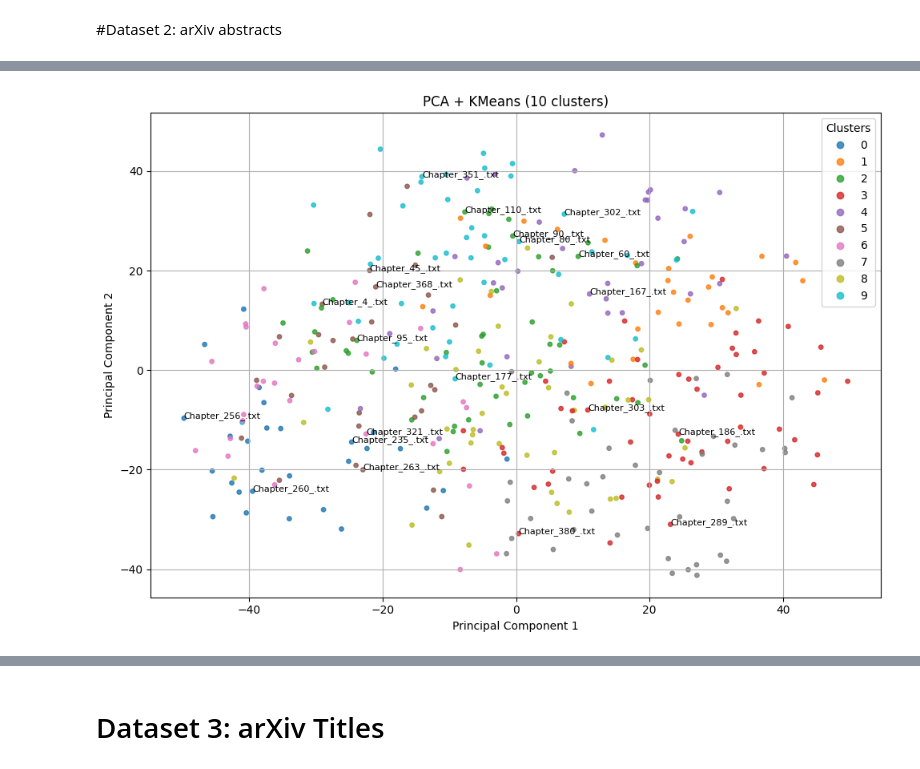
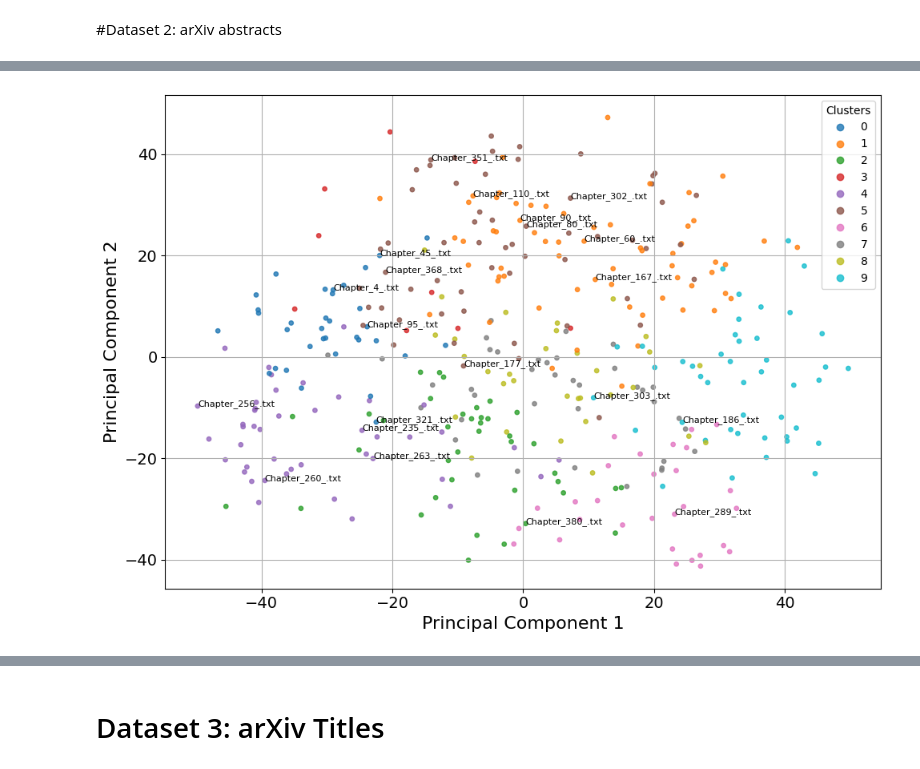
Before and after one commit to TheSharkhead2/llm_text_embedding, a Jupyter notebook: Embeddings&Visualizations.ipynb, the cells around one changed output, grey strips where cells are left out. Saved outputs shown, nothing was run; the diff lists cells and outputs as text; code cells hidden in the pictures.

```diff
--- a/Embeddings&Visualizations.ipynb
+++ b/Embeddings&Visualizations.ipynb
@@ -26,0 +24,4 @@ print(embeddings_Wiki1M.shape)
+# %%
+import pandas as pd
+
+df = pd.read_csv('/content/drive/MyDrive/Generated_Titles.csv')
@@ -100,0 +123,16 @@ plt.show()
+# %%
+pca = PCA(n_components=100)
+pca.fit(embeddings_Wiki1M)
+cumulative_variance = np.cumsum(pca.explained_variance_ratio_)
+
+plt.figure(figsize=(10, 7))
+plt.plot(range(1, len(cumulative_variance) + 1), cumulative_variance, marker='o', linewidth=2)
+
+plt.xlabel('Number of Principal Components', fontsize=16)
+plt.ylabel('Cumulative Explained Variance', fontsize=16)
+plt.xticks(fontsize=14)
+plt.yticks(fontsize=14)
+plt.grid(True)
+plt.tight_layout()
+plt.savefig('/content/drive/My Drive/cumulative_Variance_Wiki1M.png')
+plt.show()
@@ -107,36 +231,68 @@ embeddings_arxivAbstract = np.load(embedding_arxivAbstract)
 embedding_keys_2 = '/content/drive/MyDrive/output/arXivAbstracts/keys.npy'  # update this
 keys_arxivAbstract= np.load(embedding_keys_2)
 # %%
-# --- Step 1: PCA to 2D ---
+from sklearn.decomposition import PCA
+from sklearn.cluster import KMeans
+from scipy.spatial.distance import cdist
+import matplotlib.pyplot as plt
+import pandas as pd
+import numpy as np
+
 pca = PCA(n_components=2)
 embeddings_2d = pca.fit_transform(embeddings_arxivAbstract)
+
 print("Explained variance ratio:", pca.explained_variance_ratio_)
 
-# --- Step 2: KMeans clustering ---
-n_clusters = 10  # you can change this
+n_clusters = 10
 kmeans = KMeans(n_clusters=n_clusters, random_state=42)
-cluster_labels = kmeans.fit_predict(embeddings_Wiki1M)
+cluster_labels = kmeans.fit_predict(embeddings_arxivAbstract)
 
-# --- Step 3: Plotting ---
+centroids = kmeans.cluster_centers_
+distances = cdist(embeddings_arxivAbstract, centroids, 'euclidean')
+
+top_n = 10
+representative_points = {}
+
+for cluster_id in range(n_clusters):
+    cluster_indices = np.where(cluster_labels == cluster_id)[0]
+    cluster_distances = distances[cluster_indices, cluster_id]
+    sorted_indices = cluster_indices[np.argsort(cluster_distances)]
+    representative_points[cluster_id] = {
+        'filenames': [keys_arxivAbstract[i] for i in sorted_indices[:top_n]],
+        'distances': cluster_distances[np.argsort(cluster_distances)][:top_n]
+    }
+
+output_data = []
+
+for cluster_id, data in representative_points.items():
+    for filename, dist in zip(data['filenames'], data['distances']):
+        matched_row = df[df['Original Filename'] == filename]
+        if not matched_row.empty:
+            actual_name = matched_row['Generated Title'].values[0]
+        else:
+            actual_name = filename
+        output_data.append([cluster_id, actual_name, dist])
+
+output_df = pd.DataFrame(output_data, columns=['Cluster ID', 'Actual Name', 'Distance'])
+output_df.to_csv('/content/drive/My Drive/representative_points_arxivAbstract_pca.csv', index=False)
+
 plt.figure(figsize=(10, 7))
-
-# Scatter plot with cluster coloring
 scatter = plt.scatter(
     embeddings_2d[:, 0], embeddings_2d[:, 1],
-    c=cluster_labels, cmap='tab10',  # color by cluster
+    c=cluster_labels, cmap='tab10',
     s=15, alpha=0.8
 )
 
-# Optional: annotate a few points
 for i in range(0, len(keys_arxivAbstract), len(keys_arxivAbstract)//20):
     plt.annotate(str(keys_arxivAbstract[i]), (embeddings_2d[i, 0], embeddings_2d[i, 1]), fontsize=8)
 
-# Legend for clusters
 plt.legend(*scatter.legend_elements(), title="Clusters")
-plt.title(f'PCA + KMeans ({n_clusters} clusters)')
-plt.xlabel('Principal Component 1')
-plt.ylabel('Principal Component 2')
+plt.xlabel('Principal Component 1', fontsize=16)
+plt.ylabel('Principal Component 2', fontsize=16)
+plt.xticks(fontsize=14)
+plt.yticks(fontsize=14)
 plt.grid(True)
 plt.tight_layout()
+plt.savefig('/content/drive/My Drive/arxivAbstract_pca.png')
 plt.show()
 # %% [output]
@@ -144 +300 @@ Explained variance ratio: [0.07297388 0.05307877]
-[figure, old version]
+[figure, new version]
```
Also changed, not shown: parts of 17 cells of this notebook.
